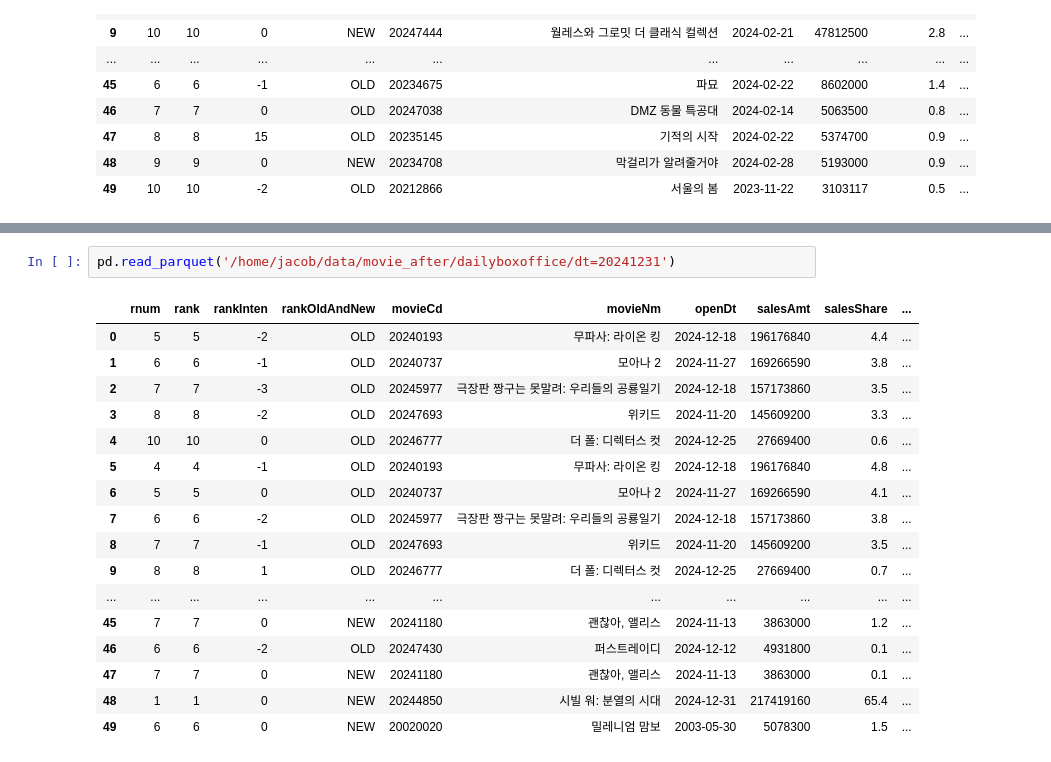
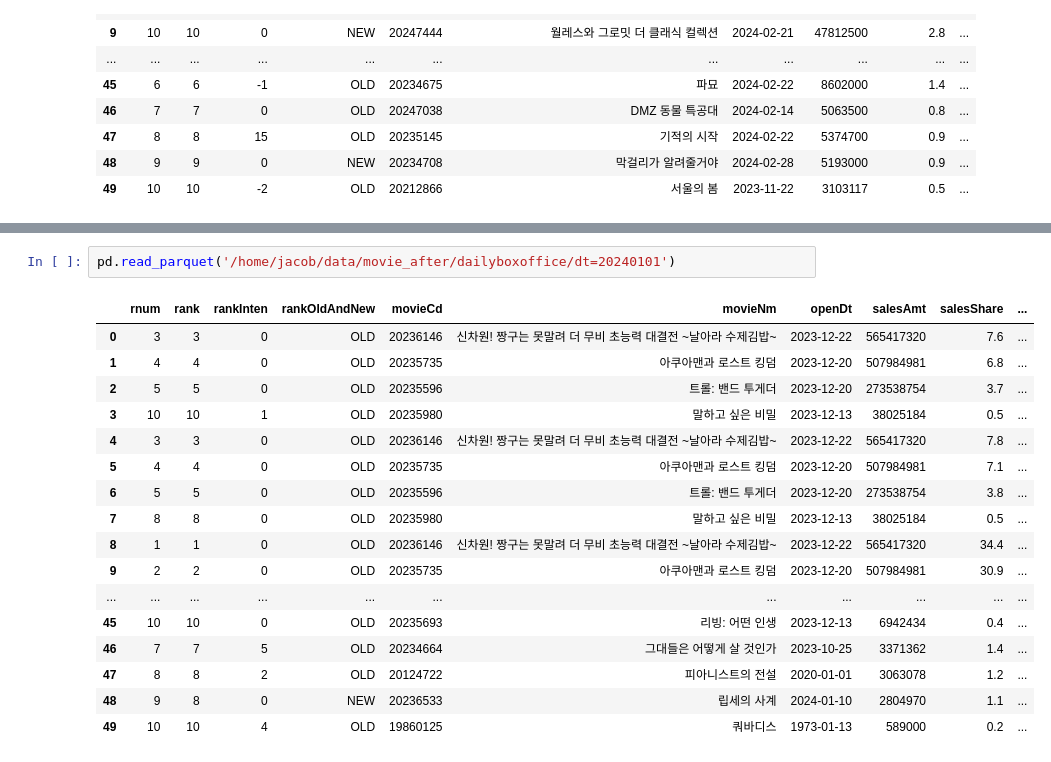
Before and after one commit to Jacob-53/movie, a Jupyter notebook: notes/Untitled.ipynb, the cells around one changed output, grey strips where cells are left out. Cells and saved outputs as stored; diff of their text form.

Commit message:
movie-streamlit test

```diff
--- a/notes/Untitled.ipynb
+++ b/notes/Untitled.ipynb
@@ -474,20 +474,20 @@ pd.read_parquet('/home/jacob/data/movie_after/dailyboxoffice/')
 # %%
-pd.read_parquet('/home/jacob/data/movie_after/dailyboxoffice/dt=20241231')
+pd.read_parquet('/home/jacob/data/movie_after/dailyboxoffice/dt=20240101')
 # %% [output]
 |  | rnum | rank | rankInten | rankOldAndNew | movieCd | movieNm | openDt | salesAmt | salesShare | ... |
-| 0 | 5 | 5 | -2 | OLD | 20240193 | 무파사: 라이온 킹 | 2024-12-18 | 196176840 | 4.4 | ... |
-| 1 | 6 | 6 | -1 | OLD | 20240737 | 모아나 2 | 2024-11-27 | 169266590 | 3.8 | ... |
-| 2 | 7 | 7 | -3 | OLD | 20245977 | 극장판 짱구는 못말려: 우리들의 공룡일기 | 2024-12-18 | 157173860 | 3.5 | ... |
-| 3 | 8 | 8 | -2 | OLD | 20247693 | 위키드 | 2024-11-20 | 145609200 | 3.3 | ... |
-| 4 | 10 | 10 | 0 | OLD | 20246777 | 더 폴: 디렉터스 컷 | 2024-12-25 | 27669400 | 0.6 | ... |
-| 5 | 4 | 4 | -1 | OLD | 20240193 | 무파사: 라이온 킹 | 2024-12-18 | 196176840 | 4.8 | ... |
-| 6 | 5 | 5 | 0 | OLD | 20240737 | 모아나 2 | 2024-11-27 | 169266590 | 4.1 | ... |
-| 7 | 6 | 6 | -2 | OLD | 20245977 | 극장판 짱구는 못말려: 우리들의 공룡일기 | 2024-12-18 | 157173860 | 3.8 | ... |
-| 8 | 7 | 7 | -1 | OLD | 20247693 | 위키드 | 2024-11-20 | 145609200 | 3.5 | ... |
-| 9 | 8 | 8 | 1 | OLD | 20246777 | 더 폴: 디렉터스 컷 | 2024-12-25 | 27669400 | 0.7 | ... |
+| 0 | 3 | 3 | 0 | OLD | 20236146 | 신차원! 짱구는 못말려 더 무비 초능력 대결전 ~날아라 수제김밥~ | 2023-12-22 | 565417320 | 7.6 | ... |
+| 1 | 4 | 4 | 0 | OLD | 20235735 | 아쿠아맨과 로스트 킹덤 | 2023-12-20 | 507984981 | 6.8 | ... |
+| 2 | 5 | 5 | 0 | OLD | 20235596 | 트롤: 밴드 투게더 | 2023-12-20 | 273538754 | 3.7 | ... |
+| 3 | 10 | 10 | 1 | OLD | 20235980 | 말하고 싶은 비밀 | 2023-12-13 | 38025184 | 0.5 | ... |
+| 4 | 3 | 3 | 0 | OLD | 20236146 | 신차원! 짱구는 못말려 더 무비 초능력 대결전 ~날아라 수제김밥~ | 2023-12-22 | 565417320 | 7.8 | ... |
+| 5 | 4 | 4 | 0 | OLD | 20235735 | 아쿠아맨과 로스트 킹덤 | 2023-12-20 | 507984981 | 7.1 | ... |
+| 6 | 5 | 5 | 0 | OLD | 20235596 | 트롤: 밴드 투게더 | 2023-12-20 | 273538754 | 3.8 | ... |
+| 7 | 8 | 8 | 0 | OLD | 20235980 | 말하고 싶은 비밀 | 2023-12-13 | 38025184 | 0.5 | ... |
+| 8 | 1 | 1 | 0 | OLD | 20236146 | 신차원! 짱구는 못말려 더 무비 초능력 대결전 ~날아라 수제김밥~ | 2023-12-22 | 565417320 | 34.4 | ... |
+| 9 | 2 | 2 | 0 | OLD | 20235735 | 아쿠아맨과 로스트 킹덤 | 2023-12-20 | 507984981 | 30.9 | ... |
 | ... | ... | ... | ... | ... | ... | ... | ... | ... | ... | ... |
-| 45 | 7 | 7 | 0 | NEW | 20241180 | 괜찮아, 앨리스 | 2024-11-13 | 3863000 | 1.2 | ... |
-| 46 | 6 | 6 | -2 | OLD | 20247430 | 퍼스트레이디 | 2024-12-12 | 4931800 | 0.1 | ... |
-| 47 | 7 | 7 | 0 | NEW | 20241180 | 괜찮아, 앨리스 | 2024-11-13 | 3863000 | 0.1 | ... |
-| 48 | 1 | 1 | 0 | NEW | 20244850 | 시빌 워: 분열의 시대 | 2024-12-31 | 217419160 | 65.4 | ... |
-| 49 | 6 | 6 | 0 | NEW | 20020020 | 밀레니엄 맘보 | 2003-05-30 | 5078300 | 1.5 | ... |
+| 45 | 10 | 10 | 0 | OLD | 20235693 | 리빙: 어떤 인생 | 2023-12-13 | 6942434 | 0.4 | ... |
+| 46 | 7 | 7 | 5 | OLD | 20234664 | 그대들은 어떻게 살 것인가 | 2023-10-25 | 3371362 | 1.4 | ... |
+| 47 | 8 | 8 | 2 | OLD | 20124722 | 피아니스트의 전설 | 2020-01-01 | 3063078 | 1.2 | ... |
+| 48 | 9 | 8 | 0 | NEW | 20236533 | 립세의 사계 | 2024-01-10 | 2804970 | 1.1 | ... |
+| 49 | 10 | 10 | 4 | OLD | 19860125 | 쿼바디스 | 1973-01-13 | 589000 | 0.2 | ... |
```
Also changed, not shown: parts of 6 cells of this notebook.
